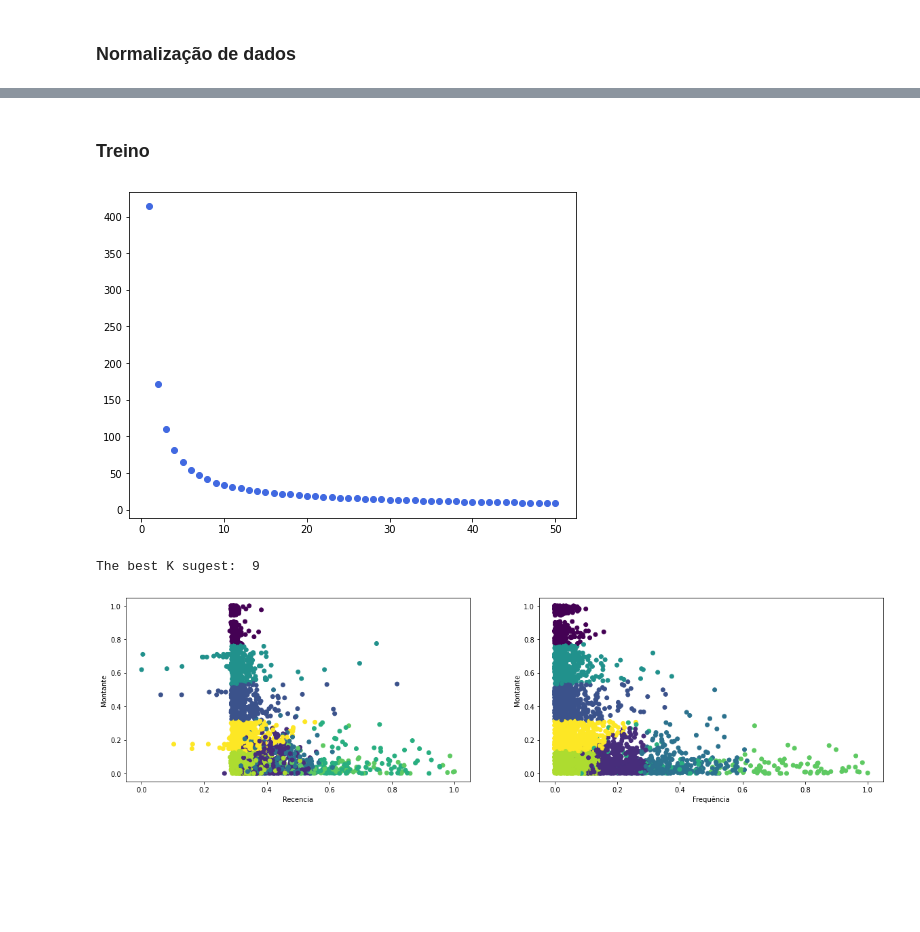
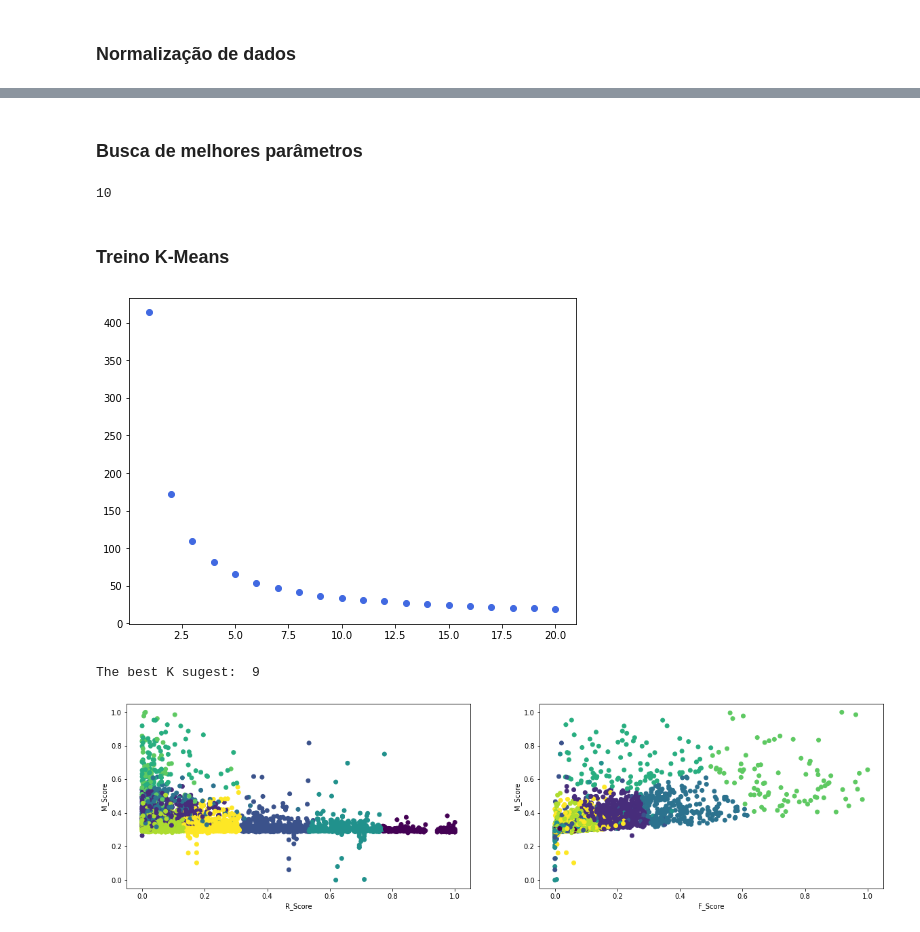
Before and after one commit to wander-asb/Customer_Segmentation, a Jupyter notebook: Segmentação_de_consumidores.ipynb, the cells around one changed output, grey strips where cells are left out. Cells and saved outputs as stored; diff of their text form; code cells hidden in the pictures; blank space fills up the shorter version.

```diff
--- a/Segmentação_de_consumidores.ipynb
+++ b/Segmentação_de_consumidores.ipynb
@@ -259,5 +261,7 @@ df_model.head()
 # %%
 #Normalização de dados
 escalonamento = MinMaxScaler((0,1))
-rfm = escalonamento.fit_transform(df_model[['Recency','Amount','Invoice']])
+rfm = escalonamento.fit_transform(df_model[['Amount','Recency','Invoice']])
+
+atributos = ['M_Score','R_Score','F_Score']
 rfm
@@ -264,10 +276,12 @@ rfm
-# %% [markdown]
-### Treino
+# %% [markdown]
+### Busca de melhores parâmetros
 # %%
 k_means = KMeans(n_clusters = 10)
 k_clusters = k_means.fit(rfm)
 
 print(k_clusters.n_clusters)
+# %% [output]
+10
 # %%
 cl = 20
 corte = 0.1
@@ -295,36 +306,34 @@ for k in range (1, cl+1):
     if (K_best == cl) and (((anterior - interia)/anterior) < corte): K_best = k - 1
     cost.append(interia)
     anterior = interia
+# %% [markdown]
+### Treino K-Means
+# %%
+plt.figure(figsize=(8, 6))
+plt.scatter(range (1, cl+1), cost, c='royalblue')
+plt.show()
+
+#Após a validação do modelo de acordo com os melhores parâmetros encontrados
+  #Criamos e rodamos um novo modelo para gerar o melhor resultado de acordo com o melhor número de clusters encontrado no cálculos da curva
+print('The best K sugest: ',K_best)
+model = KMeans(n_clusters=K_best, init='k-means++', n_init=10,max_iter=300, tol=1e-04, random_state=101)
+model = model.fit(rfm)
+labels = model.labels_
+# %% [output]
+[figure, added]
+The best K sugest:  9
 # %%
-plt.figure(figsize=(8, 6))
-plt.scatter(range (1, cl+1), cost, c='royalblue')
-plt.show()
-
-# Create a kmeans model with the best K.
-print('The best K sugest: ',K_best)
-model = KMeans(n_clusters=K_best, init='k-means++', n_init=10,max_iter=300, tol=1e-04, random_state=101)
-
-# Note I'm scaling the data to normalize it! Important for good results.
-model = model.fit(rfm)
-
-# These are our fitted labels for clusters -- the first cluster has label 0, and the second has label 1.
-labels = model.labels_
-
-# And we'll visualize it:
-#plt.scatter(X_scaled[:,0], X_scaled[:,1], c=model.labels_.astype(float))
 fig = plt.figure(figsize=(20,5))
 ax = fig.add_subplot(121)
 
 plt.scatter(x = rfm[:,1], y = rfm[:,0], c=model.labels_.astype(float))
-ax.set_xlabel('Recencia')
-ax.set_ylabel('Montante')
+ax.set_xlabel(atributos[1])
+ax.set_ylabel(atributos[0])
 ax = fig.add_subplot(122)
 plt.scatter(x = rfm[:,2], y = rfm[:,0], c=model.labels_.astype(float))
-ax.set_xlabel('Frequência')
-ax.set_ylabel('Montante')
+ax.set_xlabel(atributos[2])
+ax.set_ylabel(atributos[0])
 
 plt.show()
 # %% [output]
-[figure, old version]
+[figure, new version]
-The best K sugest:  9
-[figure, removed]
```
Also changed, not shown: parts of 5 cells of this notebook.
